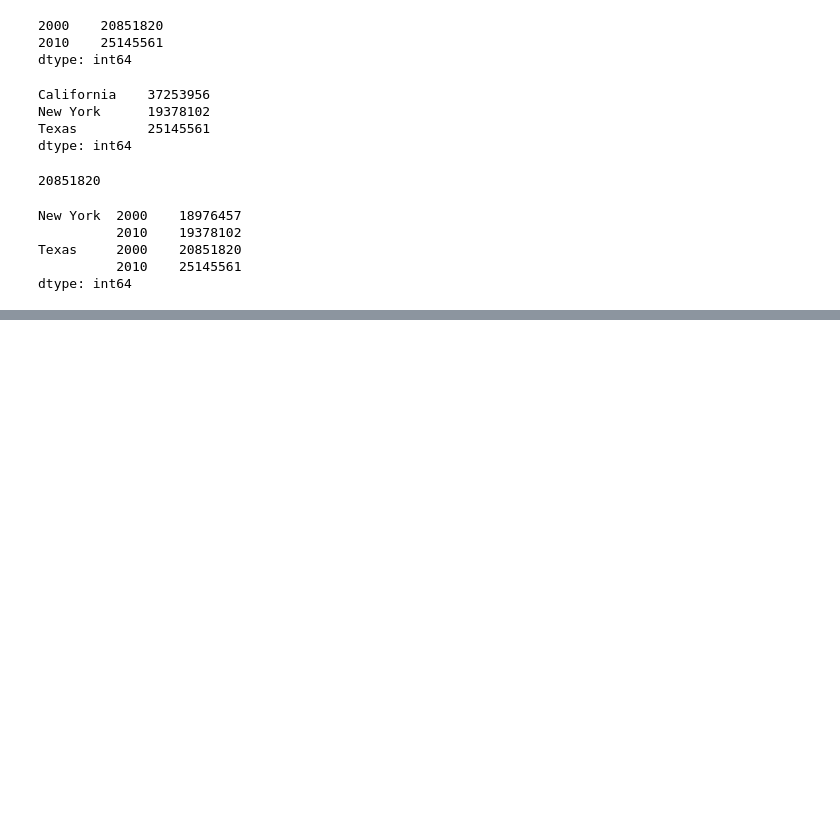
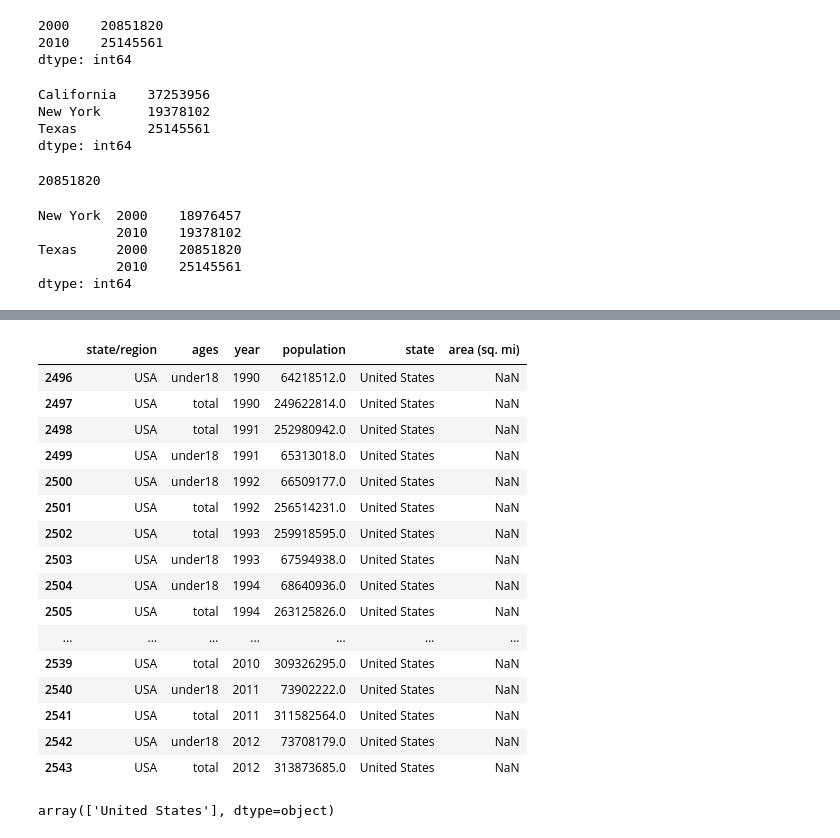
Before and after one commit to BanJeoker/DVTraining, a Jupyter notebook: pandas/pandasReStart.ipynb, the cells around one changed output, grey strips where cells are left out. Drawn from its saved outputs; the diff is of its cells as text; code cells hidden in the pictures; blank space fills up the shorter version.

```diff
--- a/pandas/pandasReStart.ipynb
+++ b/pandas/pandasReStart.ipynb
@@ -815,0 +2199,4 @@ dtype: int64
+# %%
+templ=[i for i in range(48)]
+merged.loc[merged['state/region'] == 'PR', 'state']=templ
+merged.loc[merged['state/region'] == 'PR']['state']
@@ -815,0 +2221,4 @@ dtype: int64
+# %%
+merged.loc[merged['state/region'] == 'PR', 'state'] = 'Puerto Rico'
+merged.loc[merged['state/region'] == 'USA', 'state'] = 'United States'
+merged.isnull().any()
@@ -815,0 +2232,6 @@ dtype: int64
+# %%
+merged.loc[merged['state/region'] == 'PR']['state'] = 'Puerto Rico'
+#although
+#merged.loc[merged['state/region'] == 'PR']['state']
+#merged.loc[merged['state/region'] == 'PR', 'state']
+#return the same thing, to assign collective value, you use the latter
@@ -815,0 +2301,3 @@ dtype: int64
+# %%
+final = pd.merge(merged, areas, on='state', how='left')
+final.head()
@@ -815,0 +2321,24 @@ dtype: int64
+# %%
+final.loc[final['area (sq. mi)'].isnull()]
+# %% [output]
+|  | state/region | ages | year | population | state | area (sq. mi) |
+| 2496 | USA | under18 | 1990 | 64218512.0 | United States | NaN |
+| 2497 | USA | total | 1990 | 249622814.0 | United States | NaN |
+| 2498 | USA | total | 1991 | 252980942.0 | United States | NaN |
+| 2499 | USA | under18 | 1991 | 65313018.0 | United States | NaN |
+| 2500 | USA | under18 | 1992 | 66509177.0 | United States | NaN |
+| 2501 | USA | total | 1992 | 256514231.0 | United States | NaN |
+| 2502 | USA | total | 1993 | 259918595.0 | United States | NaN |
+| 2503 | USA | under18 | 1993 | 67594938.0 | United States | NaN |
+| 2504 | USA | under18 | 1994 | 68640936.0 | United States | NaN |
+| 2505 | USA | total | 1994 | 263125826.0 | United States | NaN |
+| ... | ... | ... | ... | ... | ... | ... |
+| 2539 | USA | total | 2010 | 309326295.0 | United States | NaN |
+| 2540 | USA | under18 | 2011 | 73902222.0 | United States | NaN |
+| 2541 | USA | total | 2011 | 311582564.0 | United States | NaN |
+| 2542 | USA | under18 | 2012 | 73708179.0 | United States | NaN |
+| 2543 | USA | total | 2012 | 313873685.0 | United States | NaN |
+# %%
+final[final['area (sq. mi)'].isnull()]['state'].unique()
+# %% [output]
+array(['United States'], dtype=object)
```
Also changed, not shown: parts of 141 cells of this notebook, 4 other files.
